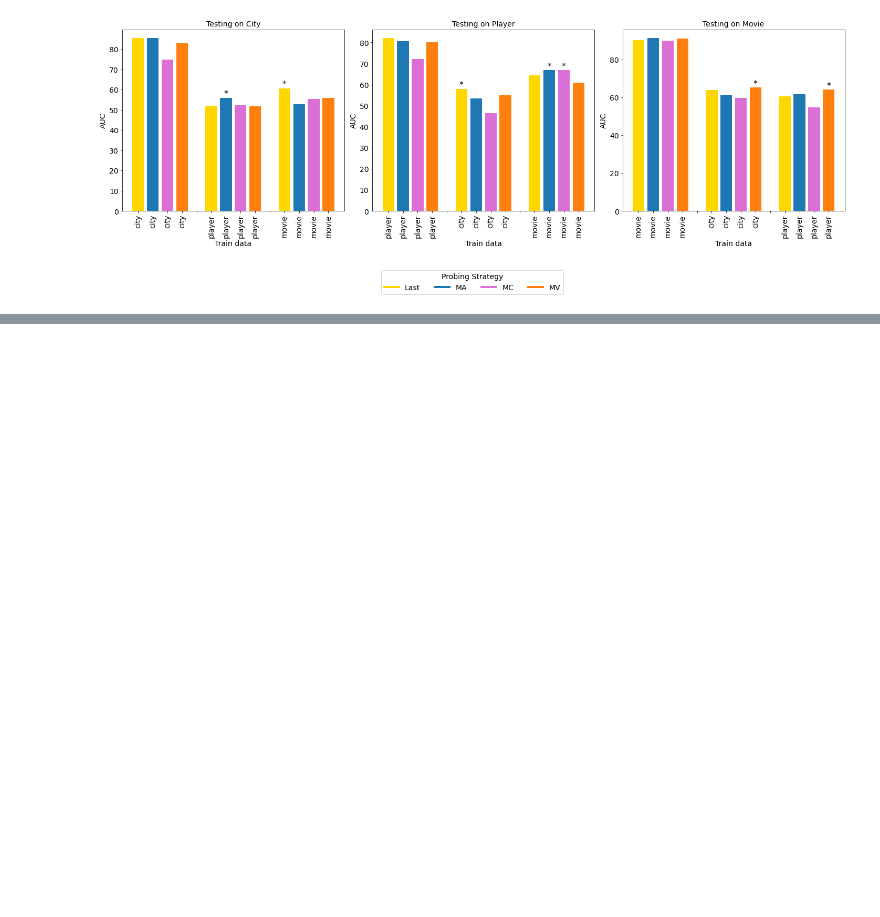
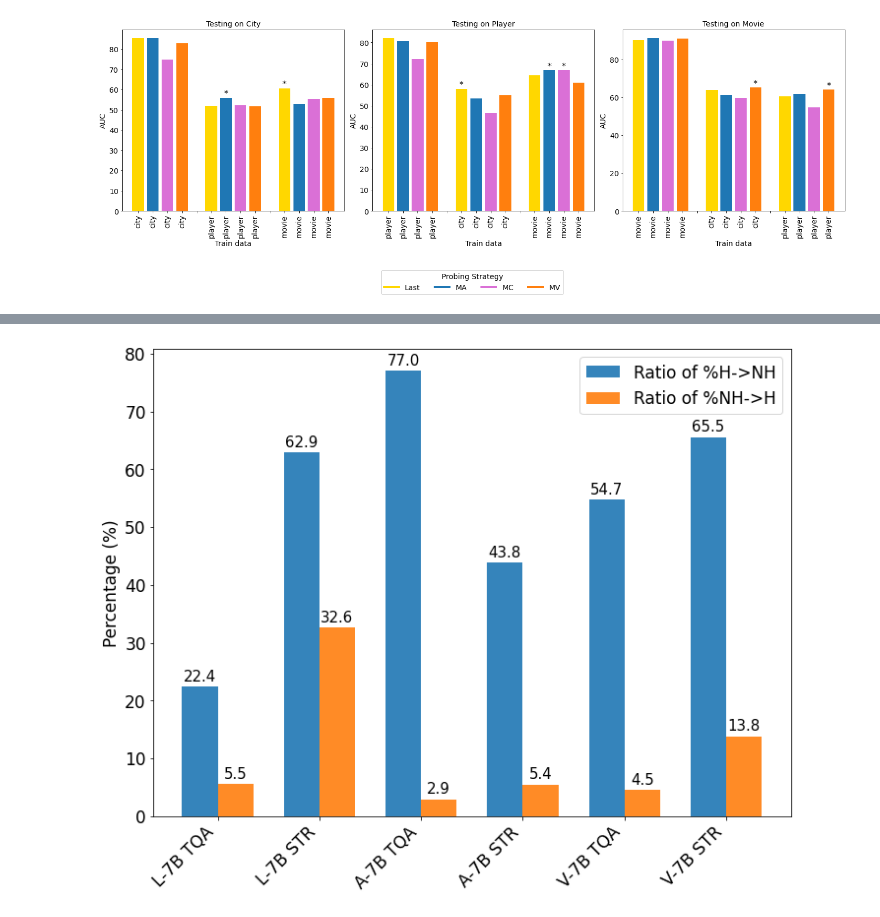
Before and after one commit to itsmemala/honest_llama, a Jupyter notebook: Graphs.ipynb, the cells around one changed output, grey strips where cells are left out. Cells and saved outputs as stored; diff of their text form; code cells hidden in the pictures; blank space fills up the shorter version.

```diff
--- a/Graphs.ipynb
+++ b/Graphs.ipynb
@@ -154,0 +194,58 @@ plt.show()
+# %%
+import matplotlib.pyplot as plt
+import matplotlib.pyplot as plt
+import numpy as np
+
+data = np.array([[22.4  ,5.5], [62.9 ,32.6], [77.   ,2.9], [43.8  ,5.4], [54.7  ,4.5], [65.5 ,13.8]])
+labels = ['L-7B TQA', 'L-7B STR','A-7B TQA', 'A-7B STR','V-7B TQA', 'V-7B STR']
+
+# Number of groups (labels)
+n_groups = len(labels)
+
+# Data for each category
+h_to_nh = data[:, 0]  # First column for %H->NH
+nh_to_h = data[:, 1]  # Second column for %NH->H
+
+# Set up bar width and positions
+bar_width = 0.35
+index = np.arange(n_groups) # The x locations for the groups
+
+# Create the figure and axes
+fig, ax = plt.subplots(figsize=(10, 8)) # Adjust figure size for better readability
+
+# Plotting the bars
+bar1 = ax.bar(index - bar_width/2, h_to_nh, bar_width, label='Ratio of %H->NH', color='#1f77b4', alpha=0.9)
+bar2 = ax.bar(index + bar_width/2, nh_to_h, bar_width, label='Ratio of %NH->H', color='#ff7f0e', alpha=0.9)
+
+# Add labels and title
+# ax.set_xlabel('Categories', fontsize=12)
+ax.set_ylabel('Percentage (%)', fontsize=17)
+ax.tick_params(axis='y', labelsize=17)
+# ax.set_title('Percentage of H->NH and NH->H Transitions', fontsize=14)
+ax.set_xticks(index)
+ax.set_xticklabels(labels, rotation=45, ha='right', fontsize=17) # Rotate labels for better fit
+ax.legend(fontsize=17)
+
+# Add a grid for better readability
+# ax.grid(axis='y', linestyle='--', alpha=0.7)
+
+# Add value labels on top of the bars
+def autolabel(bars):
+    for bar in bars:
+        height = bar.get_height()
+        ax.annotate(f'{height:.1f}',
+                    xy=(bar.get_x() + bar.get_width() / 2, height),
+                    xytext=(0, 3),  # 3 points vertical offset
+                    textcoords="offset points",
+                    ha='center', va='bottom', fontsize=15)
+
+autolabel(bar1)
+autolabel(bar2)
+
+# Adjust layout to prevent labels from overlapping
+plt.tight_layout()
+
+# Display the plot
+plt.show()
+# %% [output]
+[figure, added]
```
Also changed, not shown: parts of 3 cells of this notebook, 6 other files.
